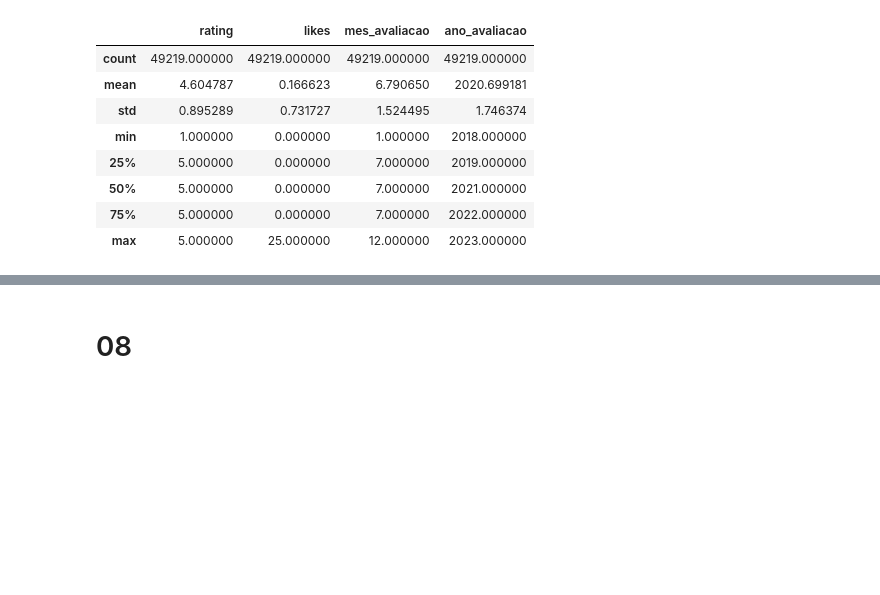
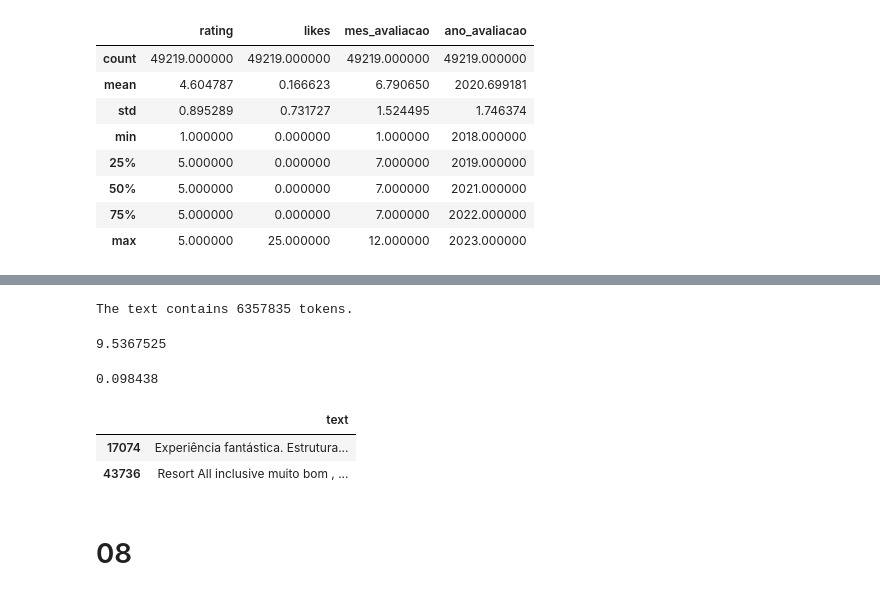
Before and after one commit to emerson-matos/tcc-notebooks, a Jupyter notebook: sentimentos/notebook.ipynb, the cells around one changed output, grey strips where cells are left out. Cells and saved outputs as stored; diff of their text form; code cells hidden in the pictures; blank space fills up the shorter version.

Commit message:
usando chat gpt e estimando o uso de tokens/custo

```diff
--- a/sentimentos/notebook.ipynb
+++ b/sentimentos/notebook.ipynb
@@ -63,0 +153,15 @@ dados.describe()
+# %%
+completion["choices"][0]["message"]["content"], completion["usage"]["total_tokens"]
+sentiments = ["negative", "neutral", "positive"]
+# %%
+def get_sentiment(content, model):
+    result = openai.ChatCompletion.create(
+        model=model,
+        messages=[{"role": "user", "content": content}],
+        temperature=0,
+        max_tokens=256,
+        top_p=1,
+        frequency_penalty=0,
+        presence_penalty=0
+        )
+    return result["choices"][0]["message"]["content"], result["usage"]["total_tokens"]
@@ -64,3 +185,50 @@ dados.describe()
+# %%
+import tiktoken
+
+encoding = tiktoken.encoding_for_model("gpt-3.5-turbo")
+
+text = "This is an example sentence to count tokens."
+token_count = len(encoding.encode("".join(list(map(lambda x: prompt.replace("[COMMENT]", x),list(dados['text']))))))
+print(f"The text contains {token_count} tokens.")
+# %% [output]
+The text contains 6357835 tokens.
+# %%
+6357835/1000 * 0.0015
+# %% [output]
+9.5367525
+# %%
+49219/1000 * 0.002
+# %% [output]
+0.098438
+# %%
+for index, row in tqdm(dados.sample(10).iterrows(), total=dados.sample(1).shape[0]):
+    # Init
+    comment = row["text"].strip()
+
+    # Get sentiment
+    comment_prompt = prompt.replace("[COMMENT]", comment)
+    sentiment, consumed_tokens = get_sentiment(comment_prompt, model)
+
+    dados.loc[index, "sentimento_gpt"] = sentiments[int(sentiment)]
+    dados.loc[index, "tokens"] = consumed_tokens
+# %%
+from tqdm import tqdm
+for index, row in tqdm(dados.sample(10).iterrows(), total=dados.sample(1).shape[0]):
+    # Init
+    comment = row["text"].strip()
+
+    # Get sentiment
+    comment_prompt = prompt.replace("[COMMENT]", comment)
+    sentiment, consumed_tokens = get_sentiment(comment_prompt, model)
+
+    dados.loc[index, "sentimento_gpt"] = sentiments[int(sentiment)]
+    dados.loc[index, "tokens"] = consumed_tokens
+# %%
+dados[dados['tokens'].notnull()][['text']]
+# %% [output]
+|  | text |
+| 17074 | Experiência fantástica. Estrutura... |
+| 43736 | Resort All inclusive muito bom , ... |
 # %% [markdown]
 # 08
 # %%
```
Also changed, not shown: parts of 7 cells of this notebook.
